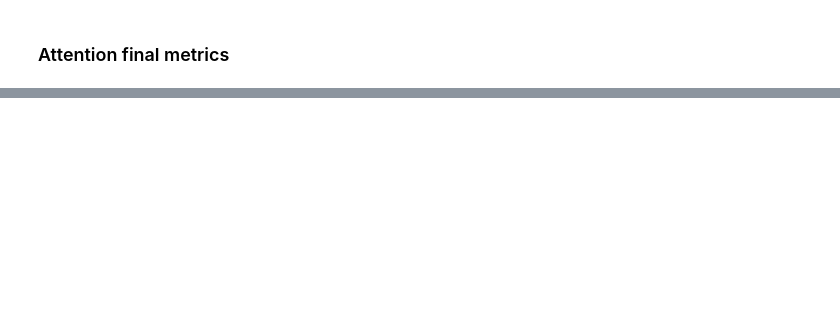
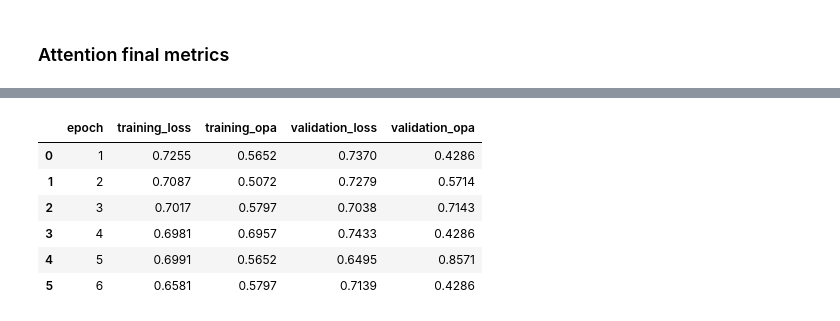
Before and after one commit to valeriavla/tpu_neuro, a Jupyter notebook: code/plots.ipynb, the cells around one changed output, grey strips where cells are left out. Saved outputs shown, nothing was run; the diff lists cells and outputs as text; code cells hidden in the pictures; blank space fills up the shorter version.

```diff
--- a/code/plots.ipynb
+++ b/code/plots.ipynb
@@ -261,0 +316,45 @@ nlp_default_100
+# %%
+import pandas as pd
+
+# batch 10
+data = {
+    'epoch': [1, 2, 3, 4, 5, 6],
+    'training_loss': [0.718, 0.6976, 0.6949, 0.6528, 0.6296, 0.5744],
+    'training_opa': [0.5507, 0.6377, 0.4783, 0.7391, 0.6667, 0.7101],
+    'validation_loss': [0.7038, 0.6815, 0.7254, 0.7254, 0.6323, 0.8281],
+    'validation_opa': [0.5714, 0.7143, 0.1429, 0.5714, 0.4286, 0.1429]
+}
+xla_random_10 = pd.DataFrame(data)
+xla_random_10
+
+
+# batch 50
+data = {
+    'epoch': [1, 2, 3, 4, 5, 6],
+    'training_loss': [0.7304, 0.6941, 0.6784, 0.6528, 0.6614, 0.6343],
+    'training_opa': [0.4203, 0.6812, 0.7536, 0.6377, 0.5797, 0.6812],
+    'validation_loss': [0.7277, 0.7043, 0.7294, 0.7725, 0.6873, 0.7848],
+    'validation_opa': [0.5714, 0.5714, 0.1429, 0.1429, 0.7143, 0.2857]
+}
+xla_random_50 = pd.DataFrame(data)
+xla_random_50
+
+
+# batch 100
+data = {
+    'epoch': [1, 2, 3, 4, 5, 6],
+    'training_loss': [0.7255, 0.7087, 0.7017, 0.6981, 0.6991, 0.6581],
+    'training_opa': [0.5652, 0.5072, 0.5797, 0.6957, 0.5652, 0.5797],
+    'validation_loss': [0.737, 0.7279, 0.7038, 0.7433, 0.6495, 0.7139],
+    'validation_opa': [0.4286, 0.5714, 0.7143, 0.4286, 0.8571, 0.4286]
+}
+xla_random_100 = pd.DataFrame(data)
+xla_random_100
+# %% [output]
+|  | epoch | training_loss | training_opa | validation_loss | validation_opa |
+| 0 | 1 | 0.7255 | 0.5652 | 0.7370 | 0.4286 |
+| 1 | 2 | 0.7087 | 0.5072 | 0.7279 | 0.5714 |
+| 2 | 3 | 0.7017 | 0.5797 | 0.7038 | 0.7143 |
+| 3 | 4 | 0.6981 | 0.6957 | 0.7433 | 0.4286 |
+| 4 | 5 | 0.6991 | 0.5652 | 0.6495 | 0.8571 |
+| 5 | 6 | 0.6581 | 0.5797 | 0.7139 | 0.4286 |
```
Also changed, not shown: parts of 7 cells of this notebook, 3 other files.
